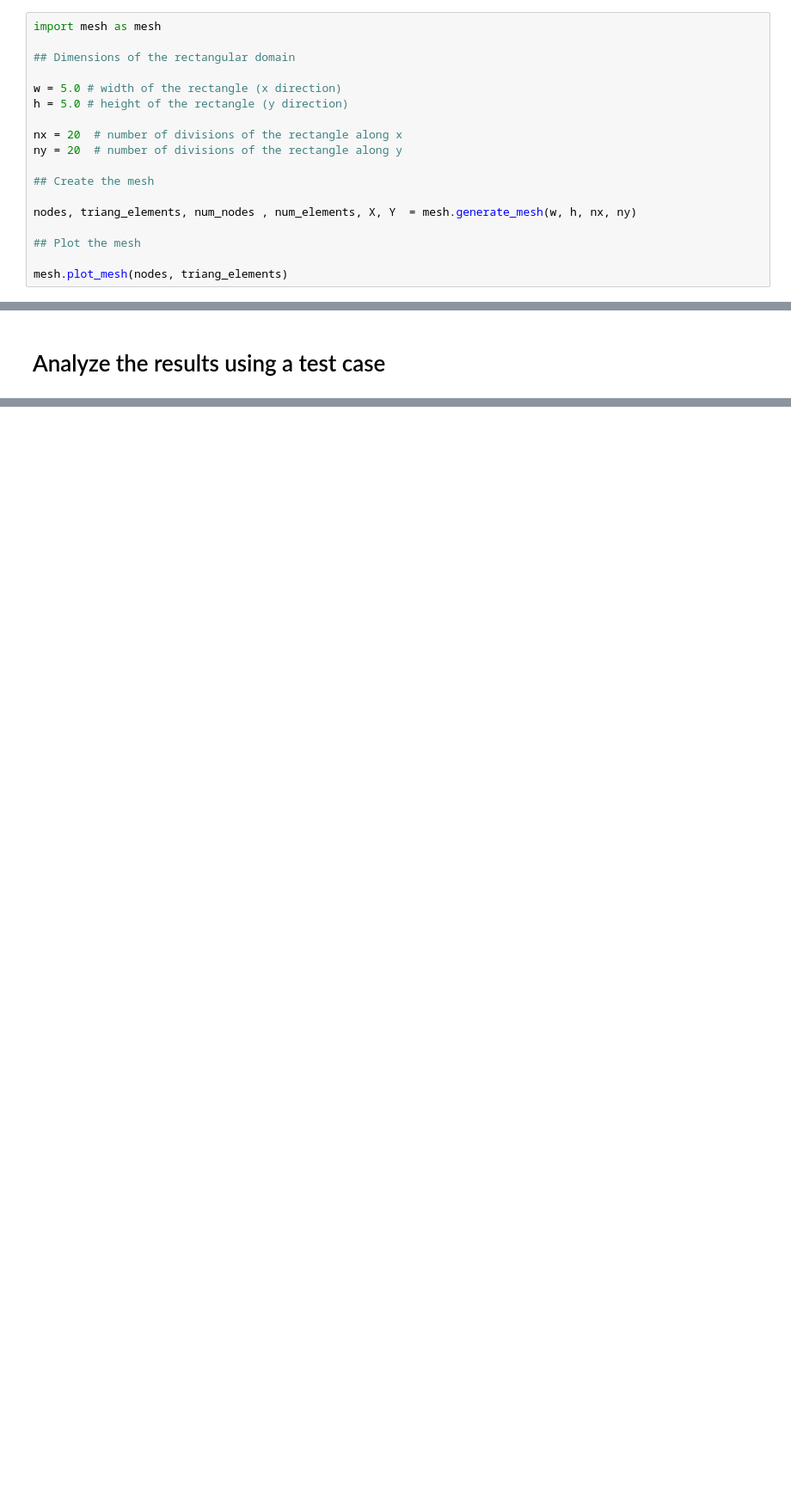
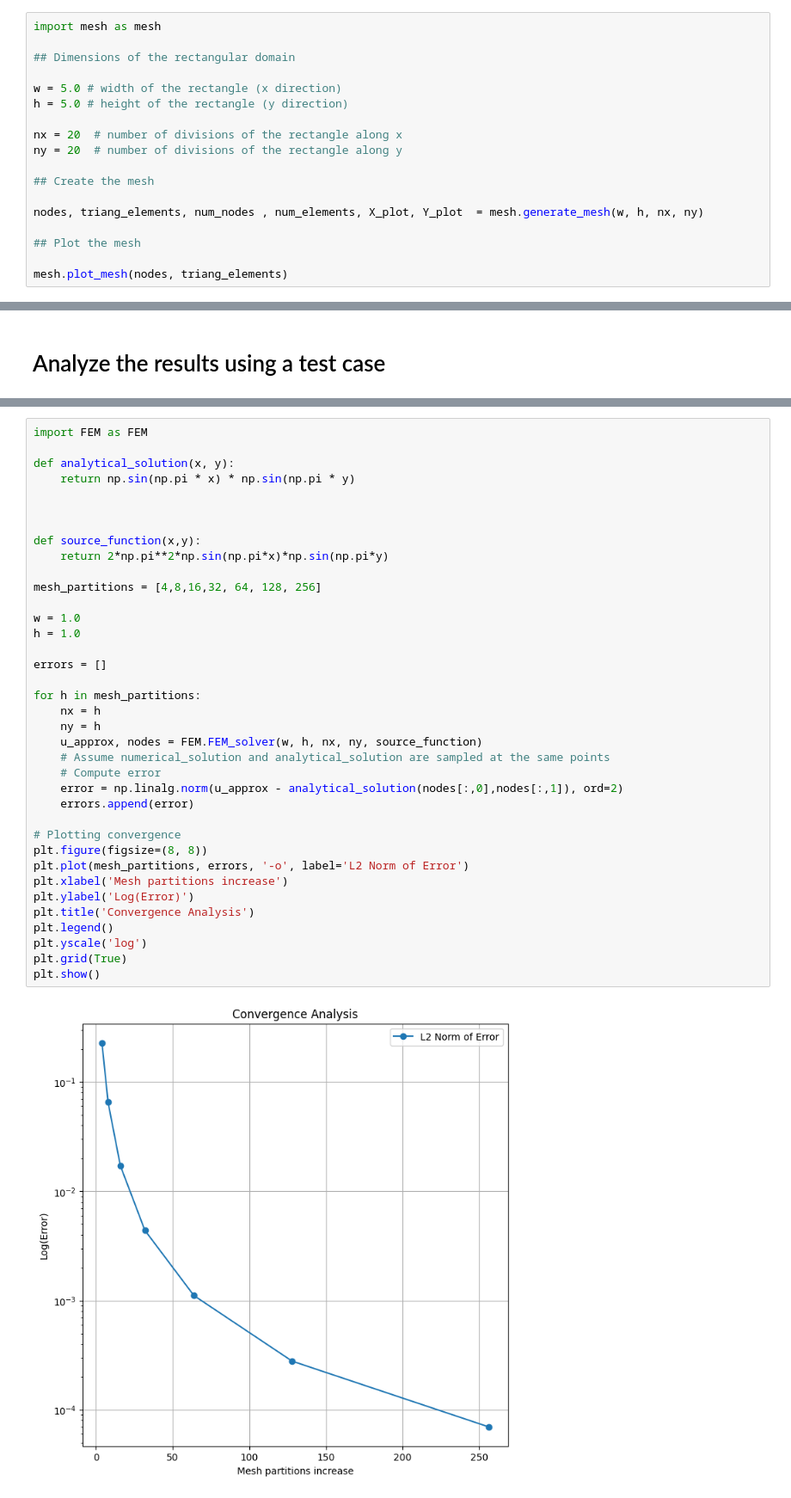
Before and after one commit to vats1703/Finite-Element-Methods, a Jupyter notebook: Implementation.ipynb, the cells around one changed output, grey strips where cells are left out. Shown at 86% size. Saved outputs shown, nothing was run; the diff lists cells and outputs as text; blank space fills up the shorter version.

```diff
--- a/Implementation.ipynb
+++ b/Implementation.ipynb
@@ -133,7 +135,7 @@ ny = 20  # number of divisions of the rectangle along y
 
 ## Create the mesh
 
-nodes, triang_elements, num_nodes , num_elements, X, Y  = mesh.generate_mesh(w, h, nx, ny)
+nodes, triang_elements, num_nodes , num_elements, X_plot, Y_plot  = mesh.generate_mesh(w, h, nx, ny)
 
 ## Plot the mesh
 
@@ -344,0 +361,39 @@ plt.show()
+# %%
+import FEM as FEM
+
+def analytical_solution(x, y):
+    return np.sin(np.pi * x) * np.sin(np.pi * y)
+
+
+
+def source_function(x,y):
+    return 2*np.pi**2*np.sin(np.pi*x)*np.sin(np.pi*y)
+
+mesh_partitions = [4,8,16,32, 64, 128, 256]
+
+w = 1.0
+h = 1.0
+
+errors = []
+
+for h in mesh_partitions:
+    nx = h
+    ny = h
+    u_approx, nodes = FEM.FEM_solver(w, h, nx, ny, source_function)
+    # Assume numerical_solution and analytical_solution are sampled at the same points
+    # Compute error
+    error = np.linalg.norm(u_approx - analytical_solution(nodes[:,0],nodes[:,1]), ord=2)
+    errors.append(error)
+
+# Plotting convergence
+plt.figure(figsize=(8, 8))
+plt.plot(mesh_partitions, errors, '-o', label='L2 Norm of Error')
+plt.xlabel('Mesh partitions increase')
+plt.ylabel('Log(Error)')
+plt.title('Convergence Analysis')
+plt.legend()
+plt.yscale('log')
+plt.grid(True)
+plt.show()
+# %% [output]
+[figure, added]
```
Also changed, not shown: parts of 13 cells of this notebook, 1 other file.
